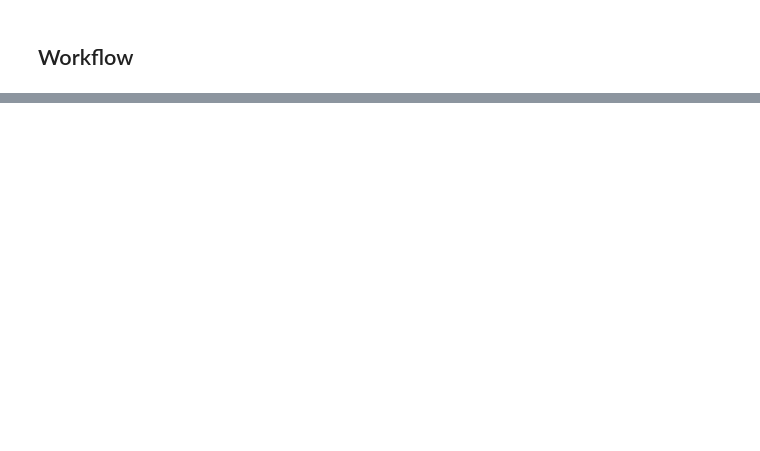
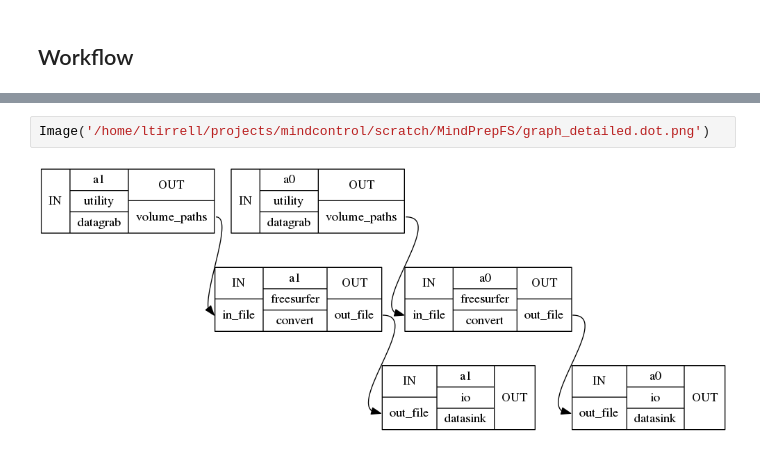
Before and after one commit to seldamat/mindcontrol_docs, a Jupyter notebook: MindPrepFS.ipynb, the cells around one changed output, grey strips where cells are left out. Cells and saved outputs as stored; diff of their text form; blank space fills up the shorter version.

Commit message:
Cleaned up MindPrep notebook

```diff
--- a/MindPrepFS.ipynb
+++ b/MindPrepFS.ipynb
@@ -100,2 +101,6 @@ wf.run()
          sub: /home/ltirrell/projects/mindcontrol/base_dir/out_file/_subject_id_sub-02/_convert3/T1_out.nii.gz -> /home/ltirrell/projects/mindcontrol/base_dir//sub-02//T1.nii.gz
 <networkx.classes.digraph.DiGraph at 0x...>
+# %%
+Image('/home/ltirrell/projects/mindcontrol/scratch/MindPrepFS/graph_detailed.dot.png')
+# %% [output]
+[figure, added]
```
Also changed, not shown: parts of 3 cells of this notebook.
